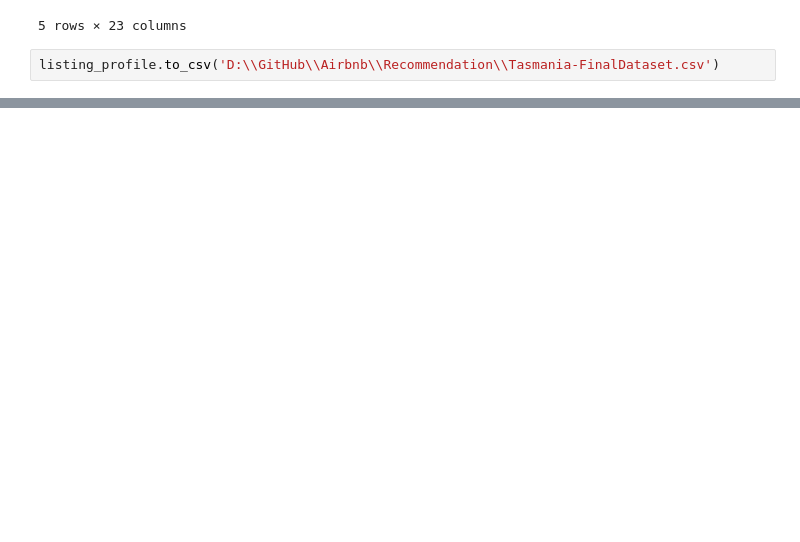
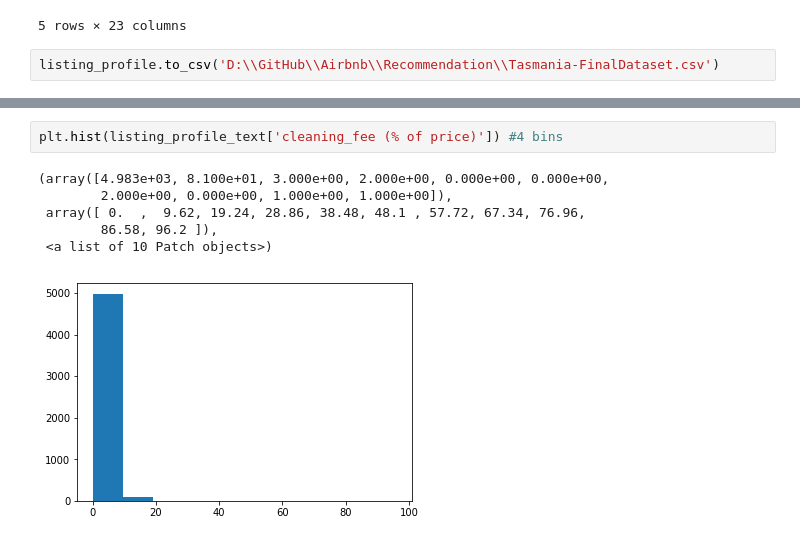
Before and after one commit to itsmemala/Airbnb, a Jupyter notebook: Recommendation/LightFM.ipynb, the cells around one changed output, grey strips where cells are left out. Drawn from its saved outputs; the diff is of its cells as text; blank space fills up the shorter version.

```diff
--- a/Recommendation/LightFM.ipynb
+++ b/Recommendation/LightFM.ipynb
@@ -360,0 +174,9 @@ for c in text_c:
+# %%
+plt.hist(listing_profile_text['cleaning_fee (% of price)']) #4 bins
+# %% [output]
+(array([4.983e+03, 8.100e+01, 3.000e+00, 2.000e+00, 0.000e+00, 0.000e+00,
+        2.000e+00, 0.000e+00, 1.000e+00, 1.000e+00]),
+ array([ 0.  ,  9.62, 19.24, 28.86, 38.48, 48.1 , 57.72, 67.34, 76.96,
+        86.58, 96.2 ]),
+ <a list of 10 Patch objects>)
+[figure, added]
```
Also changed, not shown: parts of 77 cells of this notebook.
